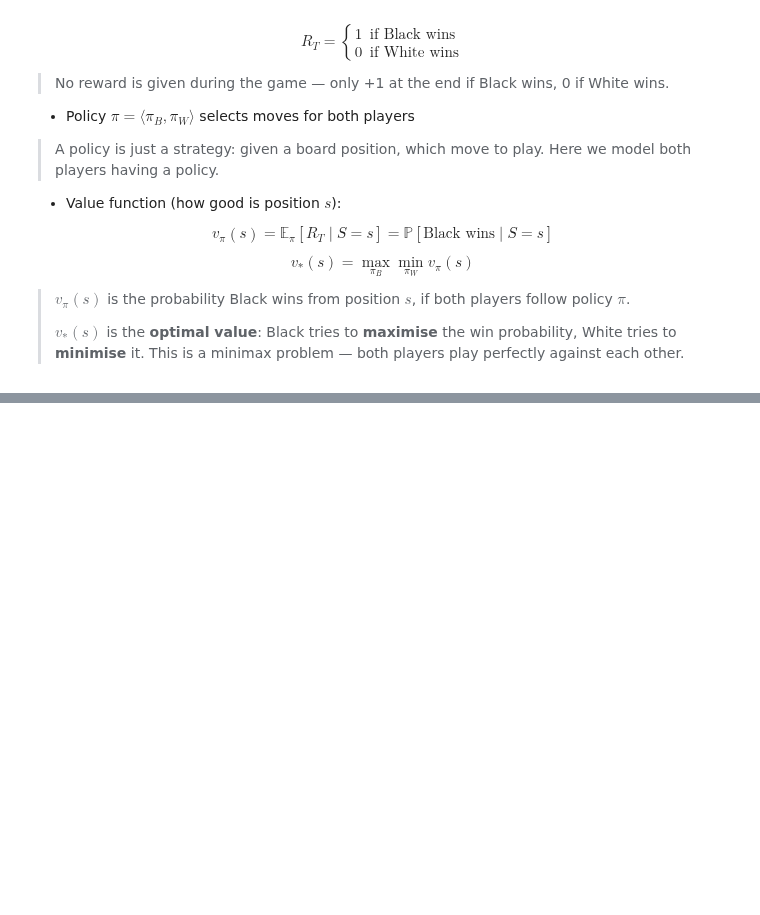
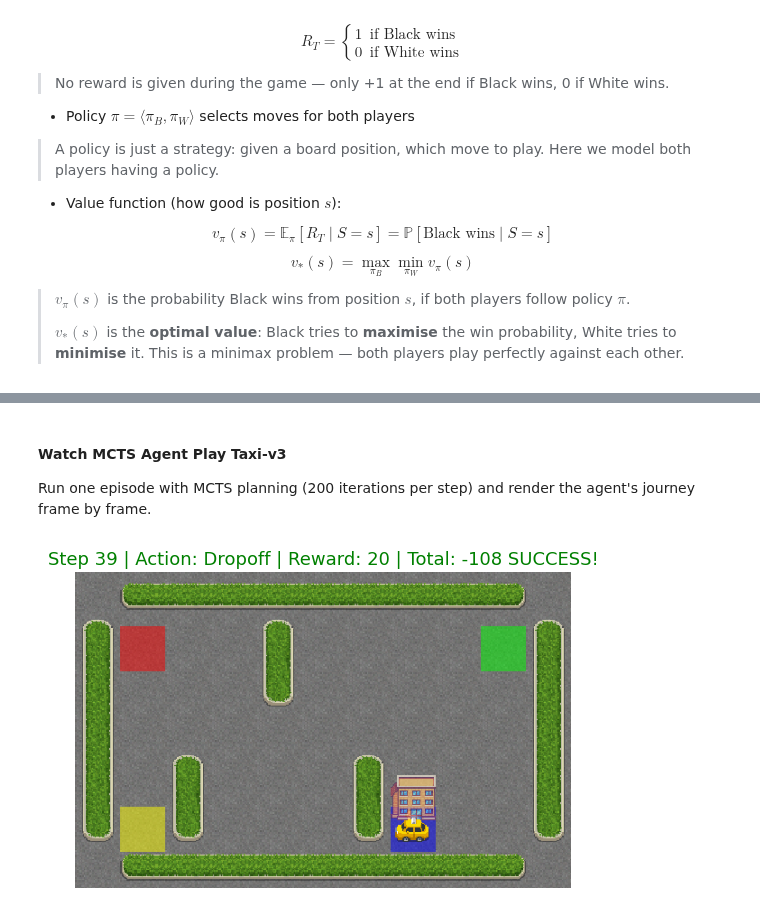
Before and after one commit to jean-kunz/cop_rl, a Jupyter notebook: nbks/1_8_intg_learning_planning.ipynb, the cells around one changed output, grey strips where cells are left out. Cells and saved outputs as stored; diff of their text form; code cells hidden in the pictures; blank space fills up the shorter version.

```diff
--- a/nbks/1_8_intg_learning_planning.ipynb
+++ b/nbks/1_8_intg_learning_planning.ipynb
@@ -1179,0 +1543,47 @@ After many iterations, pick the child of the root with the **highest visit count
+# %% [markdown]
+#### Watch MCTS Agent Play Taxi-v3
+
+Run one episode with MCTS planning (200 iterations per step) and render the agent's journey frame by frame.
+# %%
+def play_taxi_mcts(env_P, n_actions, n_iterations=200, max_steps=50, delay=0.4):
+    """Play one Taxi-v3 episode using MCTS, rendering each step as RGB frames."""
+    env_render = gym.make("Taxi-v3", render_mode="rgb_array")
+    state, _ = env_render.reset()
+
+    clear_output(wait=True)
+    plt.imshow(env_render.render())
+    plt.axis("off")
+    plt.title("Step 0 | Start", fontsize=13)
+    plt.show()
+    time.sleep(delay)
+
+    total_reward = 0
+    for step in range(1, max_steps + 1):
+        action, _ = mcts_search(state, env_P, n_actions, n_iterations=n_iterations)
+        next_state, reward, terminated, truncated, _ = env_render.step(action)
+        done = terminated or truncated
+        total_reward += reward
+
+        clear_output(wait=True)
+        plt.imshow(env_render.render())
+        plt.axis("off")
+        status = "SUCCESS!" if (terminated and reward >= 20) else ""
+        plt.title(
+            f"Step {step} | Action: {action_names[action]} | Reward: {reward} | Total: {total_reward} {status}",
+            fontsize=13,
+            color="green" if status == "SUCCESS!" else "black",
+        )
+        plt.show()
+
+        if done:
+            break
+        state = next_state
+        time.sleep(delay)
+
+    env_render.close()
+    print(f"\nEpisode finished in {step} steps with total reward {total_reward}")
+
+
+play_taxi_mcts(env_P, n_actions, n_iterations=200)
+# %% [output]
+[figure, added]
```
Also changed, not shown: parts of 14 cells of this notebook, 2 other files.
